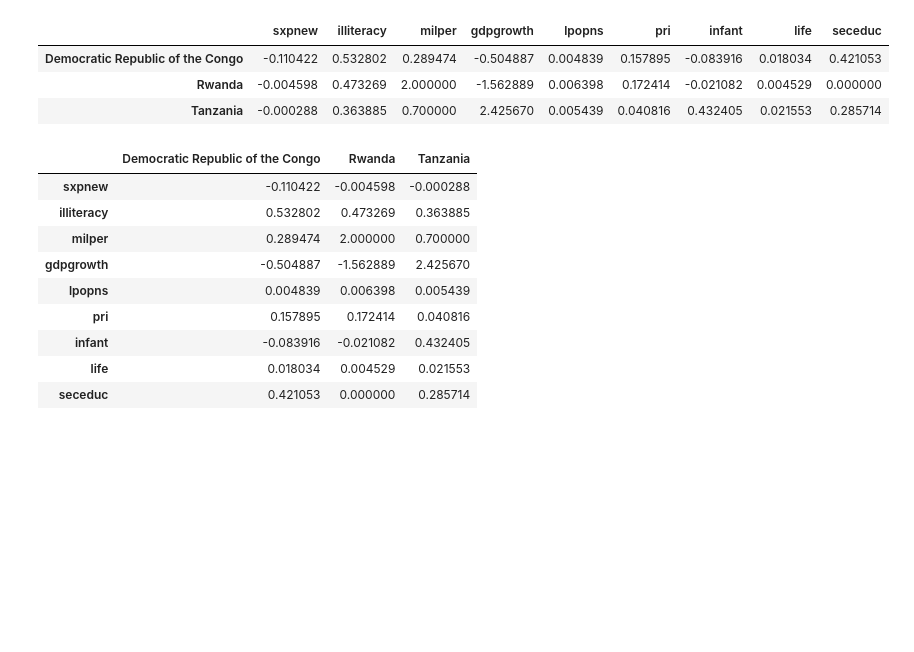
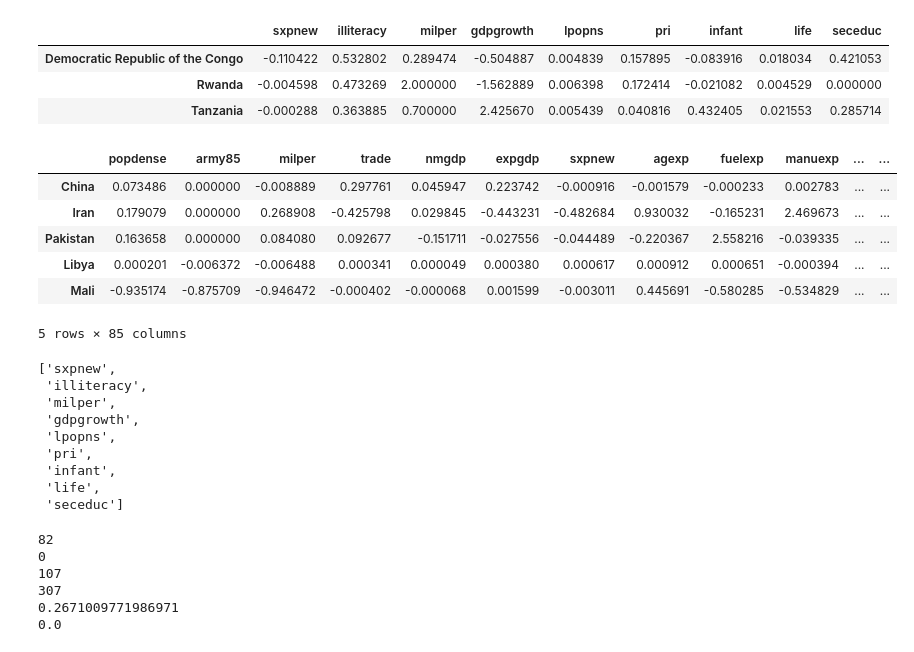
Before and after one commit to epfl-ada/ada-2020-project-milestone-p3-p3_cadastrophe, a Jupyter notebook: Data_Exploration.ipynb, the cells around one changed output. Saved outputs shown, nothing was run; the diff lists cells and outputs as text; code cells hidden in the pictures; blank space fills up the shorter version.

```diff
--- a/Data_Exploration.ipynb
+++ b/Data_Exploration.ipynb
@@ -928,15 +929,54 @@ tmp = tmp.T
-# %%
-threshold = 0.1
-# get the features for each the variation is greater than the threshold
-tmp
-# %% [output]
-|  | Democratic Republic of the Congo | Rwanda | Tanzania |
-| sxpnew | -0.110422 | -0.004598 | -0.000288 |
-| illiteracy | 0.532802 | 0.473269 | 0.363885 |
-| milper | 0.289474 | 2.000000 | 0.700000 |
-| gdpgrowth | -0.504887 | -1.562889 | 2.425670 |
-| lpopns | 0.004839 | 0.006398 | 0.005439 |
-| pri | 0.157895 | 0.172414 | 0.040816 |
-| infant | -0.083916 | -0.021082 | 0.432405 |
-| life | 0.018034 | 0.004529 | 0.021553 |
-| seceduc | 0.421053 | 0.000000 | 0.285714 |
+# %%
+t_win = 5
+
+
+df_tmp = pd.DataFrame()
+for onset in onsets:
+    pre, pos = comp_neighbour_feat(sambanis,
+                                   onset[1],
+                                   onset[0],
+                                   t_win=t_win,
+                                  )
+    df_tmp = pd.concat([df_tmp,
+                        (pos-pre)/pre
+                       ]
+                      )
+df_tmp.head(5)
+# %% [output]
+|  | popdense | army85 | milper | trade | nmgdp | expgdp | sxpnew | agexp | fuelexp | manuexp | ... | ... |
+| China | 0.073486 | 0.000000 | -0.008889 | 0.297761 | 0.045947 | 0.223742 | -0.000916 | -0.001579 | -0.000233 | 0.002783 | ... | ... |
+| Iran | 0.179079 | 0.000000 | 0.268908 | -0.425798 | 0.029845 | -0.443231 | -0.482684 | 0.930032 | -0.165231 | 2.469673 | ... | ... |
+| Pakistan | 0.163658 | 0.000000 | 0.084080 | 0.092677 | -0.151711 | -0.027556 | -0.044489 | -0.220367 | 2.558216 | -0.039335 | ... | ... |
+| Libya | 0.000201 | -0.006372 | -0.006488 | 0.000341 | 0.000049 | 0.000380 | 0.000617 | 0.000912 | 0.000651 | -0.000394 | ... | ... |
+| Mali | -0.935174 | -0.875709 | -0.946472 | -0.000402 | -0.000068 | 0.001599 | -0.003011 | 0.445691 | -0.580285 | -0.534829 | ... | ... |
+5 rows × 85 columns
+# %%
+feat_subset
+# %% [output]
+['sxpnew',
+ 'illiteracy',
+ 'milper',
+ 'gdpgrowth',
+ 'lpopns',
+ 'pri',
+ 'infant',
+ 'life',
+ 'seceduc']
+# %%
+feat = 'tiv_imp'
+thr = 1
+
+print(len(df_tmp.loc[df_tmp[feat] > thr]))
+print(len(df_tmp.loc[df_tmp[feat] < -thr]))
+print(df_tmp[feat].isnull().sum())
+tot = len(df_tmp[feat]) - df_tmp[feat].isnull().sum()
+print(tot)
+print(len(df_tmp.loc[df_tmp[feat] > thr])/tot)
+print(len(df_tmp.loc[df_tmp[feat] <- thr])/tot)
+# %% [output]
+82
+0
+107
+307
+0.2671009771986971
+0.0
```
Also changed, not shown: parts of 15 cells of this notebook, 1 other file.
